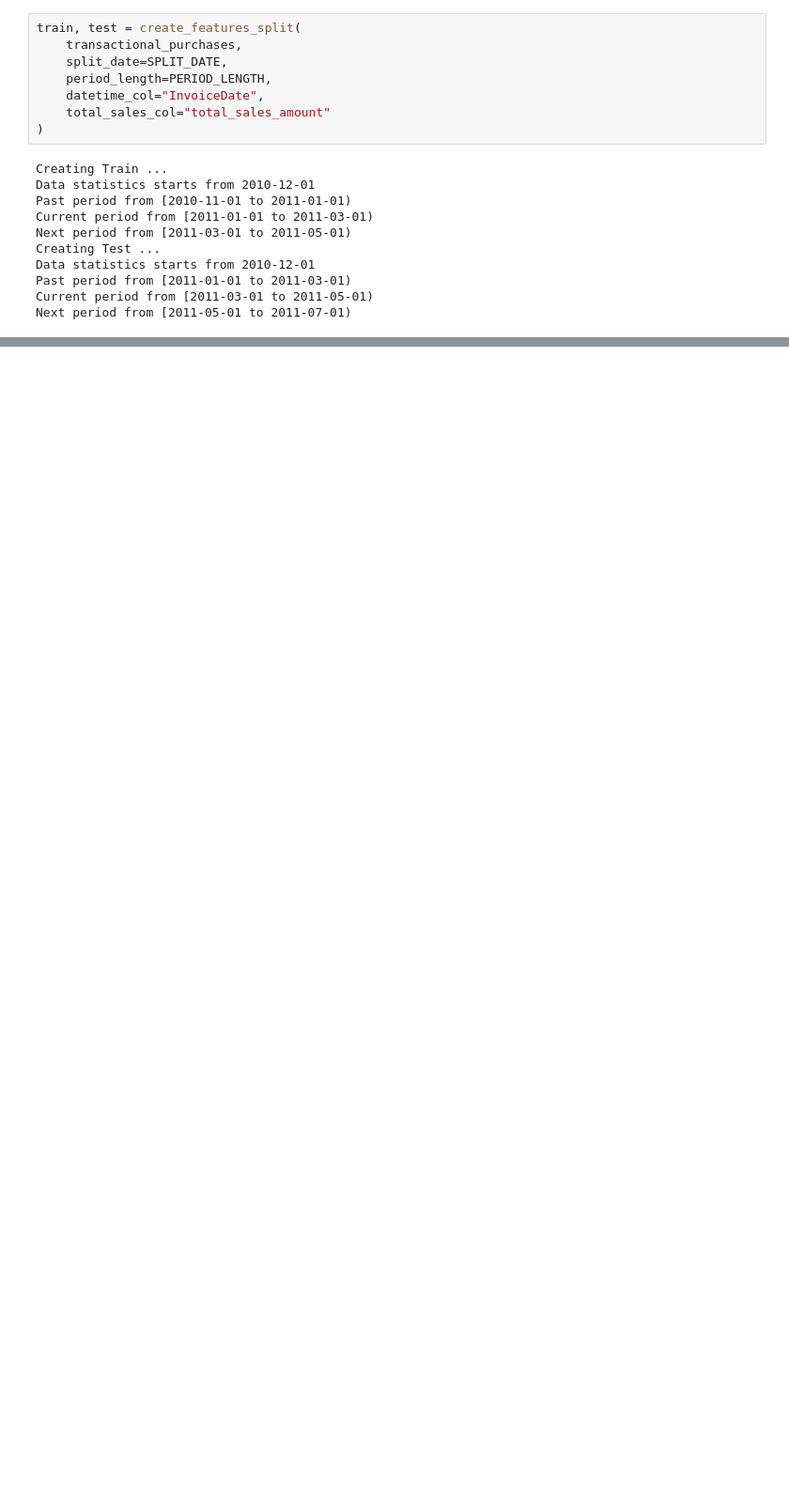
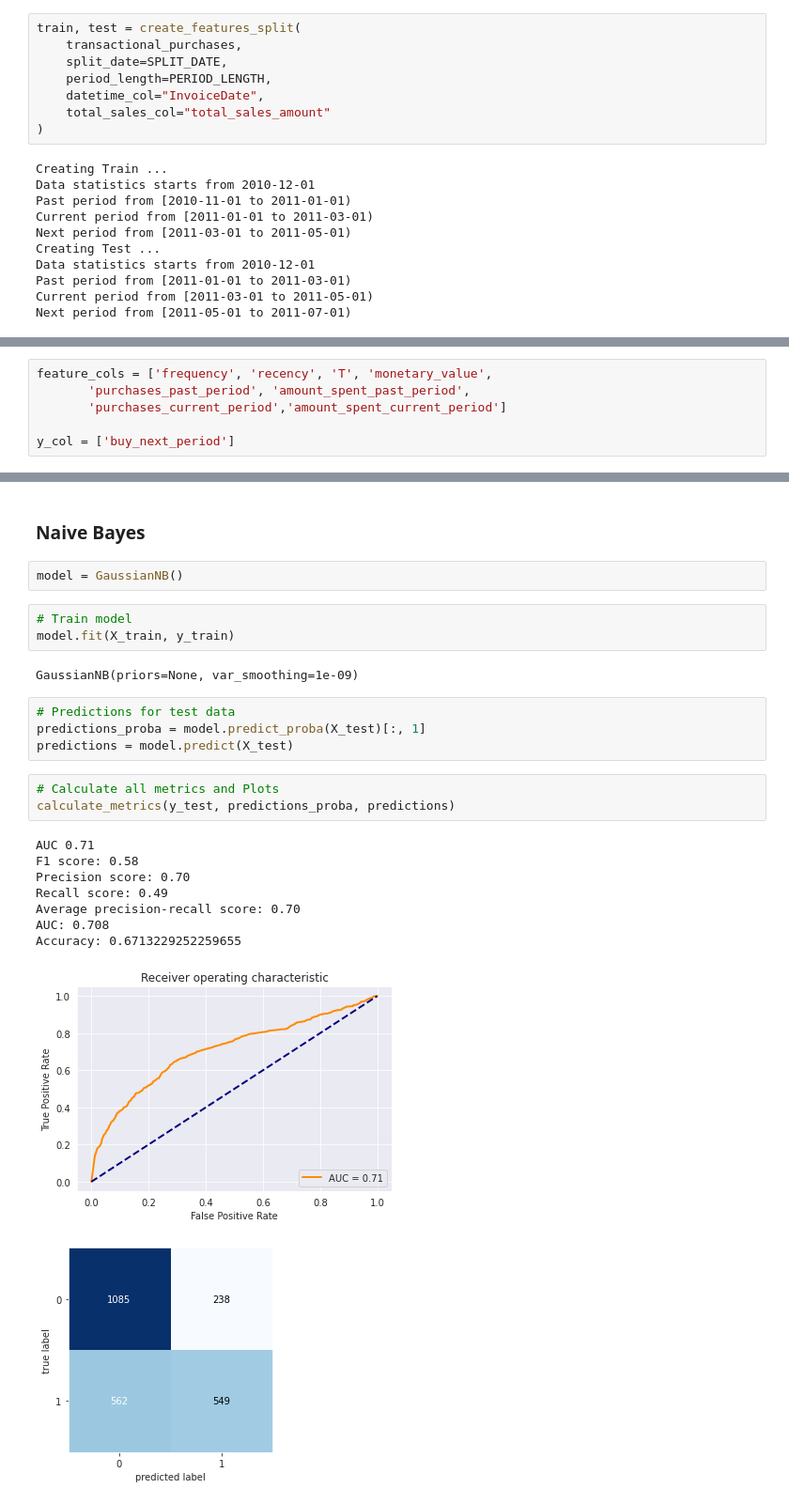
Before and after one commit to jmarrietar/mineria-de-datos, a Jupyter notebook: [Proyecto] Clasificacion.ipynb, the cells around one changed output, grey strips where cells are left out. Shown: that part at 94% size. Saved outputs shown, nothing was run; the diff lists cells and outputs as text; blank space fills up the shorter version.

```diff
--- a/[Proyecto] Clasificacion.ipynb
+++ b/[Proyecto] Clasificacion.ipynb
@@ -443,0 +377,6 @@ model = xgboost.XGBClassifier(colsample_bytree=0.4,
+# %%
+feature_cols = ['frequency', 'recency', 'T', 'monetary_value',
+       'purchases_past_period', 'amount_spent_past_period',
+       'purchases_current_period','amount_spent_current_period']
+
+y_col = ['buy_next_period']
@@ -443,0 +395,26 @@ model = xgboost.XGBClassifier(colsample_bytree=0.4,
+# %% [markdown]
+### **Naive Bayes**
+# %%
+model = GaussianNB()
+# %%
+# Train model
+model.fit(X_train, y_train)
+# %% [output]
+GaussianNB(priors=None, var_smoothing=1e-09)
+# %%
+# Predictions for test data
+predictions_proba = model.predict_proba(X_test)[:, 1]
+predictions = model.predict(X_test)
+# %%
+# Calculate all metrics and Plots
+calculate_metrics(y_test, predictions_proba, predictions)
+# %% [output]
+AUC 0.71
+F1 score: 0.58
+Precision score: 0.70
+Recall score: 0.49
+Average precision-recall score: 0.70
+AUC: 0.708
+Accuracy: 0.6713229252259655
+[figure, added]
+[figure, added]
```
Also changed, not shown: parts of 63 cells of this notebook.
